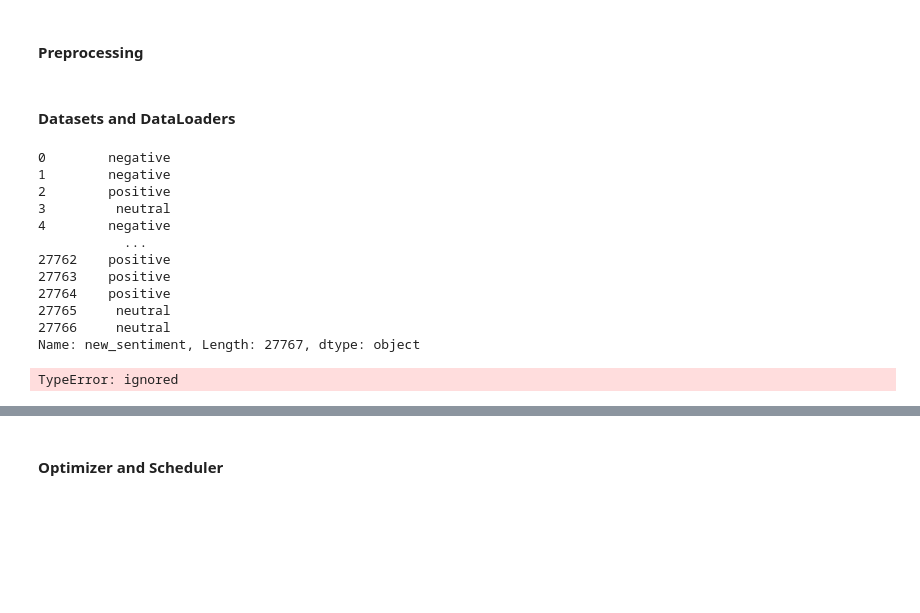
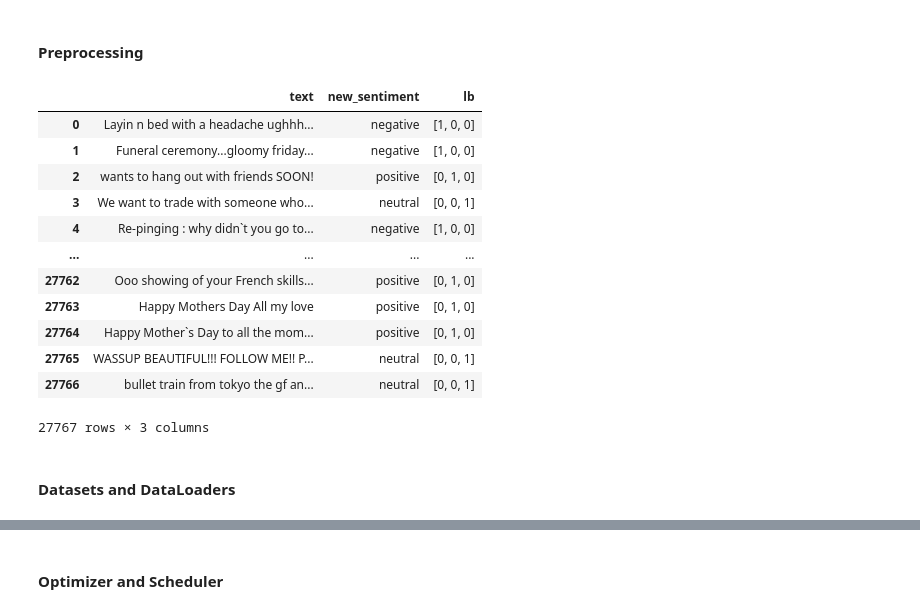
Before and after one commit to zhe0/aia_nlp, a Jupyter notebook: Lab1-4_sol.ipynb, the cells around one changed output, grey strips where cells are left out. Saved outputs shown, nothing was run; the diff lists cells and outputs as text; code cells hidden in the pictures; blank space fills up the shorter version.

```diff
--- a/Lab1-4_sol.ipynb
+++ b/Lab1-4_sol.ipynb
@@ -100,12 +95,29 @@ tokenizer = BertTokenizer.from_pretrained('bert-base-cased', do_lower_case=True)
 # %%
 # 前處理
 url_pattern = re.compile(r'https?://\S+|www\.\S+') #去掉有類似網址部分
 
 def prep(tweet):
   tweet = url_pattern.sub(r'', tweet)
   tweet = re.sub('\S*@\S*\s?', '', tweet)
   tweet = re.sub('\s+', ' ', tweet)
   tweet = re.sub("\'", "", tweet)
+  # for s in stop_words: #想要去除stop word可嘗試，但不建議刪去
+  #   tweet = re.sub(s, "", tweet)
   return tweet
 
 df_['text']=df_['text'].apply(lambda x:prep(x))
+df_
+# %% [output]
+|  | text | new_sentiment | lb |
+| 0 | Layin n bed with a headache ughhh... | negative | [1, 0, 0] |
+| 1 | Funeral ceremony...gloomy friday... | negative | [1, 0, 0] |
+| 2 | wants to hang out with friends SOON! | positive | [0, 1, 0] |
+| 3 | We want to trade with someone who... | neutral | [0, 0, 1] |
+| 4 | Re-pinging : why didn`t you go to... | negative | [1, 0, 0] |
+| ... | ... | ... | ... |
+| 27762 | Ooo showing of your French skills... | positive | [0, 1, 0] |
+| 27763 | Happy Mothers Day All my love | positive | [0, 1, 0] |
+| 27764 | Happy Mother`s Day to all the mom... | positive | [0, 1, 0] |
+| 27765 | WASSUP BEAUTIFUL!!! FOLLOW ME!! P... | neutral | [0, 0, 1] |
+| 27766 | bullet train from tokyo the gf an... | neutral | [0, 0, 1] |
+27767 rows × 3 columns
@@ -115,21 +124,2 @@ labels = torch.tensor(df_['lb'].tolist())
 # %% [markdown]
 #### Datasets and DataLoaders
-# %%
-df_['new_sentiment']
-# %% [output]
-0        negative
-1        negative
-2        positive
-3         neutral
-4        negative
-           ...
-27762    positive
-27763    positive
-27764    positive
-27765     neutral
-27766     neutral
-Name: new_sentiment, Length: 27767, dtype: object
-# %%
-tra, eval=train_test_split(df_,0.2,stratify=df_["new_sentiment"])
-# %% [output]
-TypeError: ignored
```
Also changed, not shown: parts of 138 cells of this notebook.
